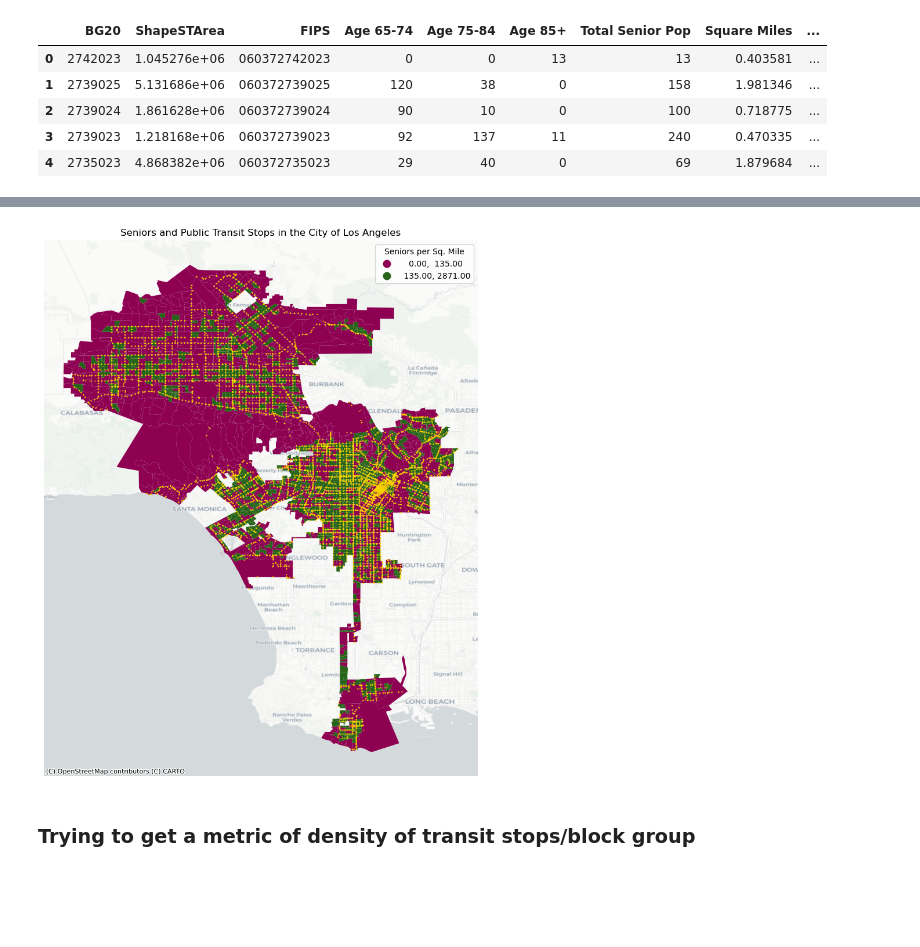
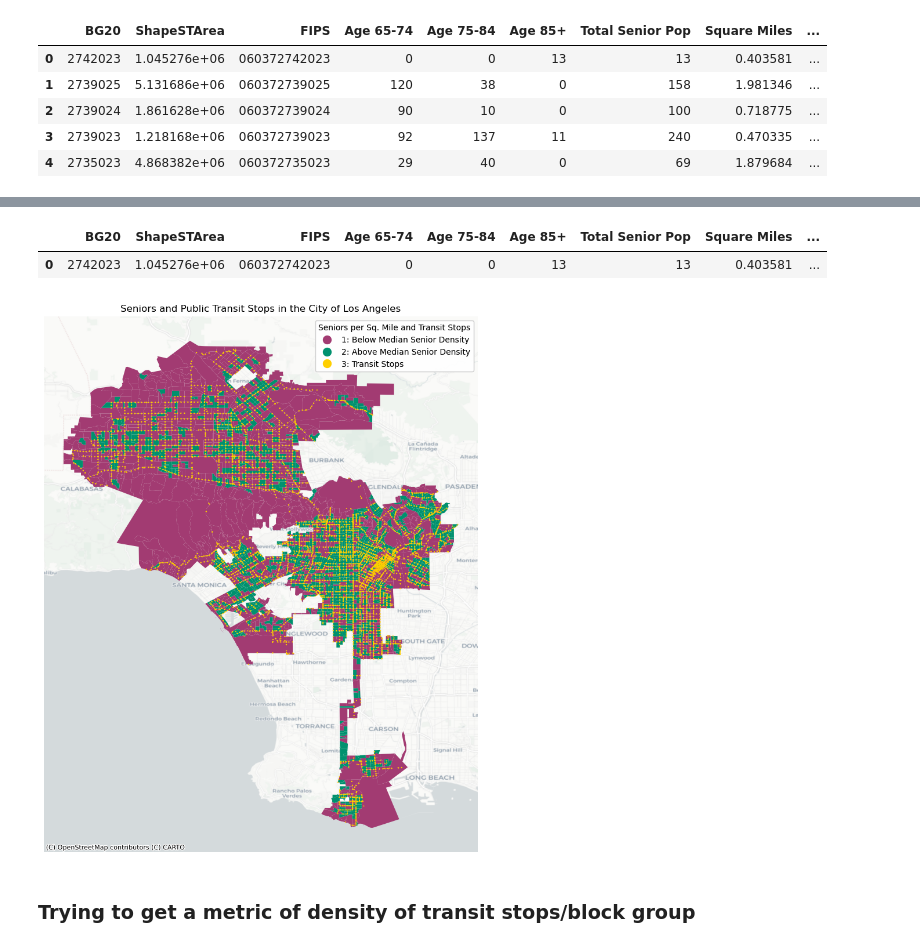
Before and after one commit to lucybriggs12/snakeemoji, a Jupyter notebook: Group Assignments/Week 05/Carolyn Midterm Notebook.ipynb, the cells around one changed output, grey strips where cells are left out. Saved outputs shown, nothing was run; the diff lists cells and outputs as text; code cells hidden in the pictures; blank space fills up the shorter version.

```diff
--- a/Group Assignments/Week 05/Carolyn Midterm Notebook.ipynb
+++ b/Group Assignments/Week 05/Carolyn Midterm Notebook.ipynb
@@ -425,22 +437,44 @@ seniors.head()
+# %%
+# Now I create a "colors" column in each separate dataframe that denotes the color I want things to show up as.
+
+seniors.loc[seniors["Pop Density"] < 135.000000, "colors"]= '#01665e'
+seniors.head(1)
+# %% [output]
+|  | BG20 | ShapeSTArea | FIPS | Age 65-74 | Age 75-84 | Age 85+ | Total Senior Pop | Square Miles | ... |
+| 0 | 2742023 | 1.045276e+06 | 060372742023 | 0 | 0 | 13 | 13 | 0.403581 | ... |
 # %%
+# I am going to have to create a manual legend since I have multiple layers, so I will first create a color dictionary.
+color_dict = {'1: Below Median Senior Density': '#A23B72',
+ '2: Above Median Senior Density': '#00916E',
+ '3: Transit Stops': '#FFCF00'}
+
+# Now I create a "colors" column in each separate dataframe that denotes the color I want things to show up as.
+
+seniors.loc[seniors["Pop Density"] < 135.000000, "colors"]= '#A23B72'
+seniors.loc[seniors["Pop Density"] >= 135.000000, "colors"]= '#00916E'
+transit_stops["colors"] = '#FFCF00'
+
 #Plot Bus Stops and Metro Stops on top of Senior Population Density
 fig,ax = plt.subplots(figsize=(12,12))
-ax1=seniors.plot(ax=ax,column='Pop Density',scheme='quantiles',k=2,legend=True,cmap='PiYG',
-              legend_kwds={
-               'loc': 'upper right',
-               'bbox_to_anchor':(1,1),
-               'title': 'Seniors per Sq. Mile'
-            }),
+ax1=seniors.plot(ax=ax,zorder=1,color=seniors['colors'])
+
 #plot LA metro bus stops
-ax2=transit_stops.plot(ax=ax,marker='.',markersize=1,legend=True,color='gold')
+ax2=transit_stops.plot(ax=ax, zorder=2, marker='.',markersize=1,legend=True,color=transit_stops['colors'])
+
+# Add manual legend.
+from matplotlib.lines import Line2D
+custom_points = [Line2D([0], [0], marker="o", linestyle="none", markersize=10, color=color) for color in color_dict.values()]
+leg_points = ax.legend(custom_points, color_dict.keys(), title="Seniors per Sq. Mile and Transit Stops")
+ax.add_artist(leg_points)
+
 
 #Format plot.
 ax.axis('off')
 ax.set_title('Seniors and Public Transit Stops in the City of Los Angeles')
 ctx.add_basemap(ax, source=ctx.providers.CartoDB.Positron, crs=4326)
 plt.savefig('seniors_transit_stops.png')
 # %% [output]
-[figure, old version]
+[figure, new version]
 # %% [markdown]
 ### Trying to get a metric of density of transit stops/block group
 # %%
```
Also changed, not shown: parts of 7 cells of this notebook, 2 other files.
